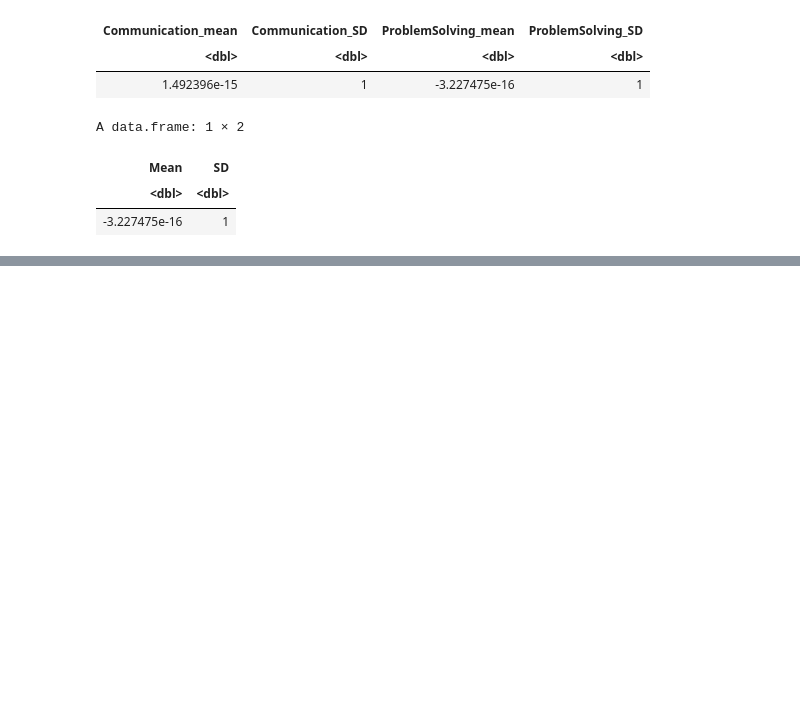
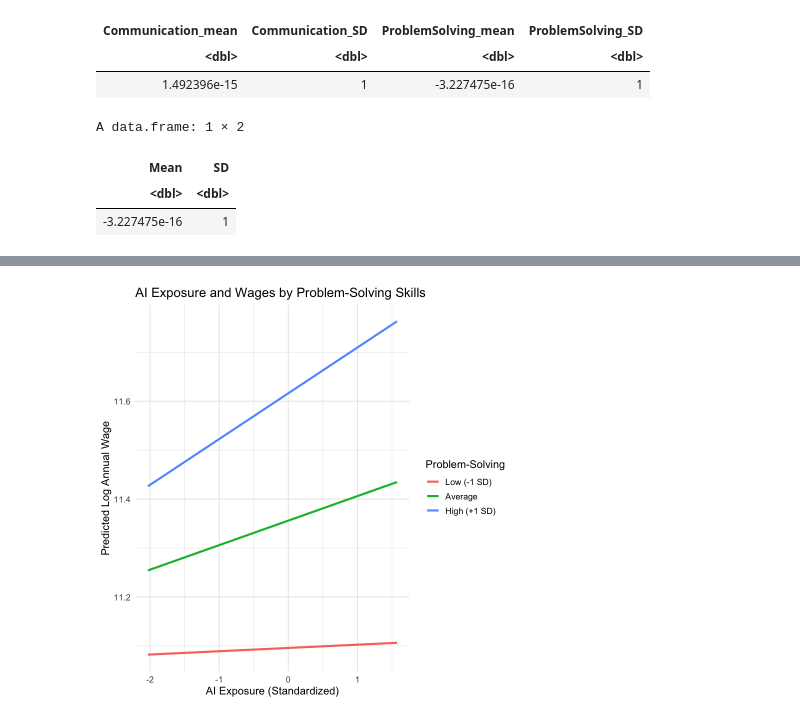
Before and after one commit to hannahgtsui/Project-Econ-326, a Jupyter notebook: Econ 326 Project.ipynb, the cells around one changed output, grey strips where cells are left out. Saved outputs shown, nothing was run; the diff lists cells and outputs as text; code cells hidden in the pictures; blank space fills up the shorter version.

```diff
--- a/Econ 326 Project.ipynb
+++ b/Econ 326 Project.ipynb
@@ -1120,0 +481,6 @@ print(extension_display, row.names = FALSE)
+# %%
+model5 <- lm(log_wage ~ AI * Communication +
+    AI * ProblemSolving +
+    log_employment + occupation_group,
+  data = analysis_data)
+model5
@@ -1120,0 +507,26 @@ print(extension_display, row.names = FALSE)
+# %%
+plot_data <- expand.grid(
+  AI = seq(min(analysis_data$AI), max(analysis_data$AI),
+           length.out = 100),
+  ProblemSolving = c(-1, 0, 1),
+  Communication = 0,
+  log_employment = mean(analysis_data$log_employment),
+  occupation_group = levels(analysis_data$occupation_group)[1])
+
+plot_data$Predicted_Log_Wage <- predict(model5, newdata = plot_data)
+
+plot_data$Skill_Level <- factor(
+  plot_data$ProblemSolving,
+  levels = c(-1, 0, 1),
+  labels = c("Low (-1 SD)", "Average", "High (+1 SD)"))
+
+ggplot(plot_data,
+       aes(x = AI, y = Predicted_Log_Wage, color = Skill_Level)) +
+  geom_line(linewidth = 1.2) +
+  labs(title = "AI Exposure and Wages by Problem-Solving Skills",
+    x = "AI Exposure (Standardized)",
+    y = "Predicted Log Annual Wage",
+    color = "Problem-Solving") +
+  theme_minimal(base_size = 13)
+# %% [output]
+[figure, added]
```
Also changed, not shown: parts of 84 cells of this notebook.
